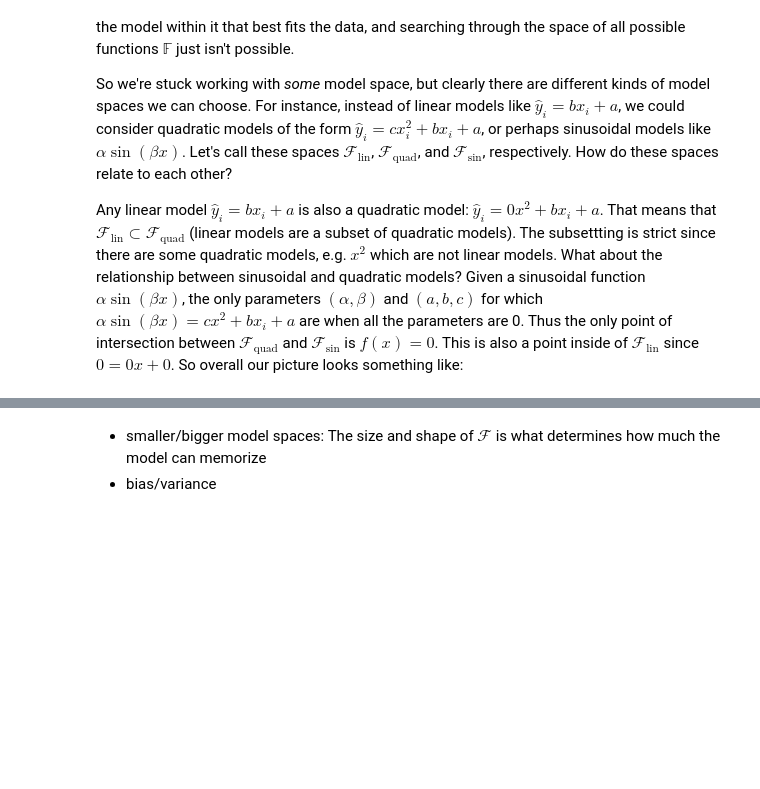
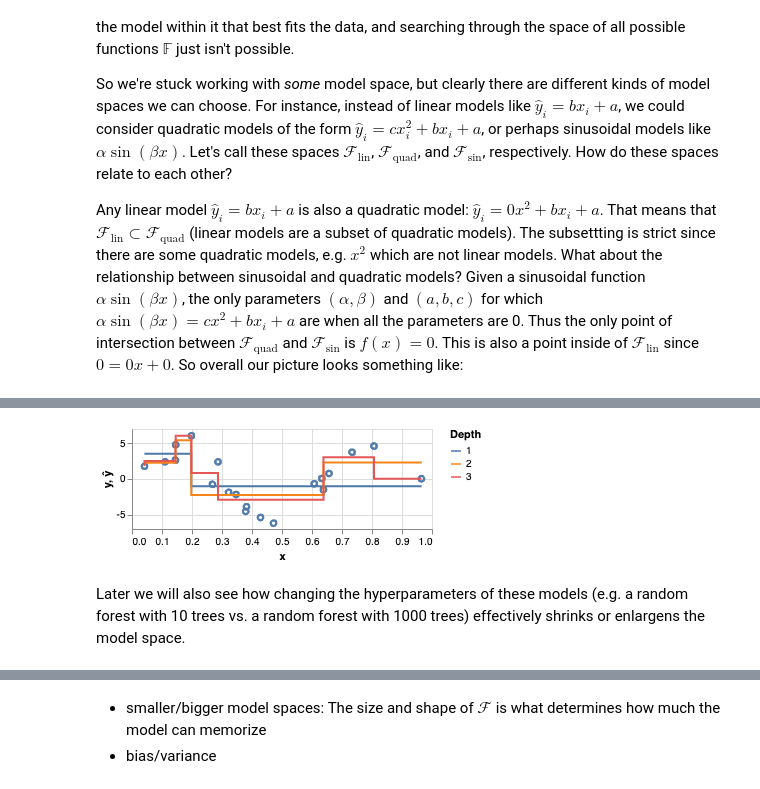
Before and after one commit to alejandroschuler/CSL, a Jupyter notebook: content/model-eval/model-eval.ipynb, the cells around one changed output, grey strips where cells are left out. Saved outputs shown, nothing was run; the diff lists cells and outputs as text; code cells hidden in the pictures; blank space fills up the shorter version.

```diff
--- a/content/model-eval/model-eval.ipynb
+++ b/content/model-eval/model-eval.ipynb
@@ -846,0 +851,13 @@ The point of this is to demonstrate that model spaces can be bigger, or smaller,
+# %%
+def sim_train(depths):
+    X_train,y_train = data_factory(20)
+    df = zip(X_train[:,0], y_train, *[DecisionTreeRegressor(max_depth=depth).fit(X_train, y_train).predict(X_train)
+                                      for depth in depths])
+    return pd.DataFrame(
+        df,
+        columns=['x','y',*[f'{d}' for d in depths]]
+    ).melt(
+        id_vars=['x','y'],
+        var_name='Depth',
+        value_name='ŷ'
+    )
@@ -847,3 +884,28 @@ The point of this is to demonstrate that model spaces can be bigger, or smaller,
+# %%
+source = sim_train([1,2,3])
+
+alt.Chart(
+    source,
+    height=100,
+    width=300
+).mark_point(
+).encode(
+    alt.X('x'),
+    alt.Y('y')
+) + alt.Chart(
+    source,
+    height=100
+).mark_line(
+    interpolate='step-after'
+).encode(
+    alt.X('x'),
+    alt.Y('ŷ'),
+    color = 'Depth:N'
+)
+# %% [output]
+[figure, added]
+# %% [markdown]
+Later we will also see how changing the hyperparameters of these models (e.g. a random forest with 10 trees vs. a random forest with 1000 trees) effectively shrinks or enlargens the model space.
 # %% [markdown]
 <div style="background-color:lightblue; padding:10px; outline: 1px solid darkblue; margin:20px">
 Consider these two model spaces (where $x$ is a single predictor of $y$):
```
Also changed, not shown: parts of 11 cells of this notebook, 42 other files.
